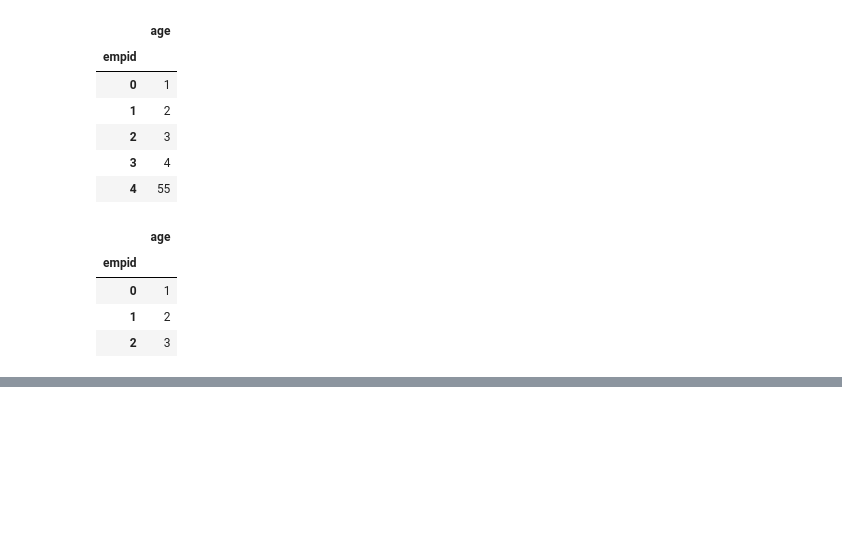
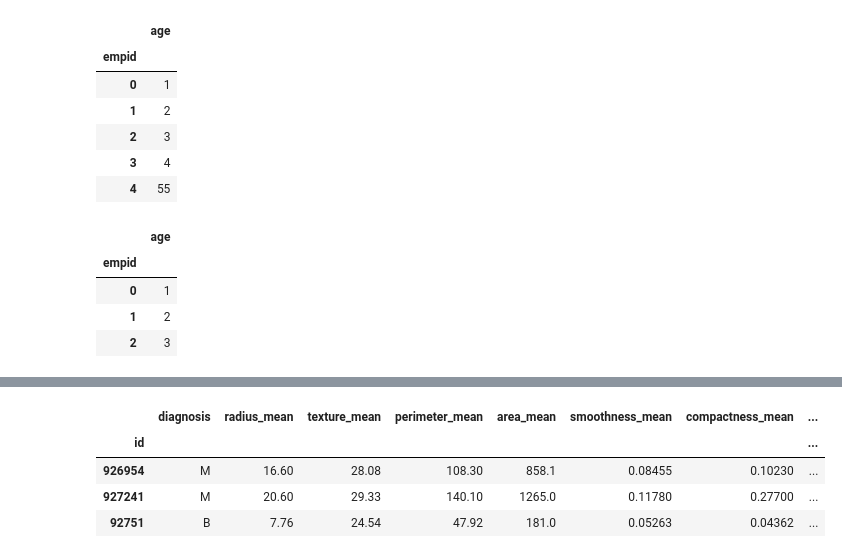
Before and after one commit to a-forty-two/diamler_17_jan, a Jupyter notebook: 01_Pandas.ipynb, the cells around one changed output, grey strips where cells are left out. Saved outputs shown, nothing was run; the diff lists cells and outputs as text; code cells hidden in the pictures; blank space fills up the shorter version.

```diff
--- a/01_Pandas.ipynb
+++ b/01_Pandas.ipynb
@@ -70,0 +159,10 @@ df.head(3)
+# %%
+df = df.set_index('id')
+# %%
+df.tail(3)
+# %% [output]
+|  | diagnosis | radius_mean | texture_mean | perimeter_mean | area_mean | smoothness_mean | compactness_mean | ... |
+| id |  |  |  |  |  |  |  | ... |
+| 926954 | M | 16.60 | 28.08 | 108.30 | 858.1 | 0.08455 | 0.10230 | ... |
+| 927241 | M | 20.60 | 29.33 | 140.10 | 1265.0 | 0.11780 | 0.27700 | ... |
+| 92751 | B | 7.76 | 24.54 | 47.92 | 181.0 | 0.05263 | 0.04362 | ... |
```
Also changed, not shown: parts of 13 cells of this notebook.
